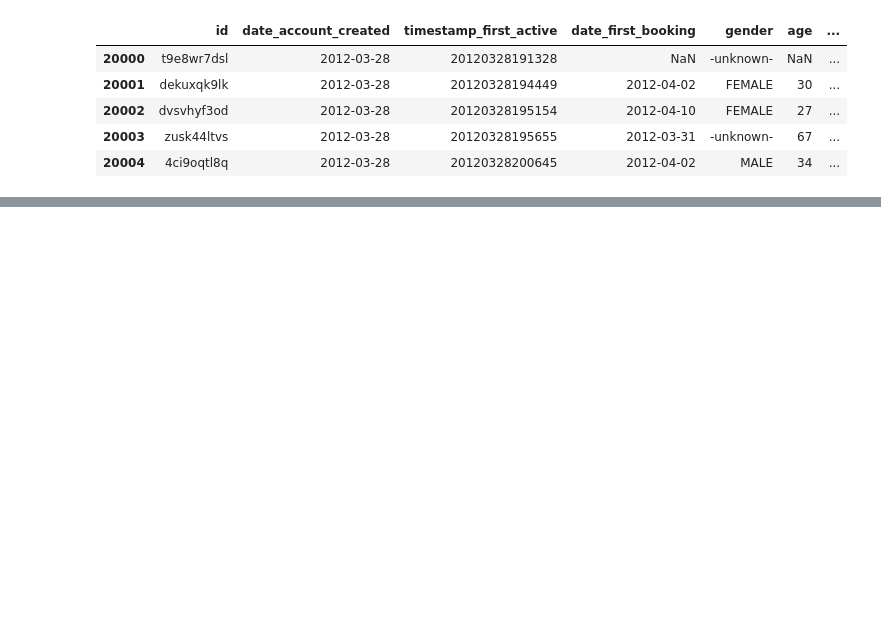
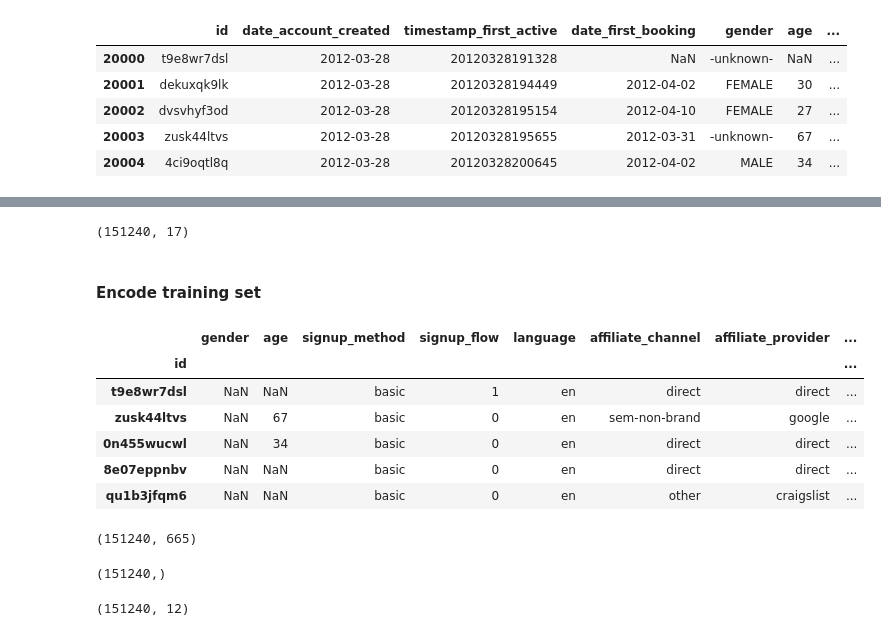
Before and after one commit to bshurick/ischool, a Jupyter notebook: Extras/Kaggle/AirBnB/airbnb.ipynb, the cells around one changed output, grey strips where cells are left out. Drawn from its saved outputs; the diff is of its cells as text; code cells hidden in the pictures; blank space fills up the shorter version.

```diff
--- a/Extras/Kaggle/AirBnB/airbnb.ipynb
+++ b/Extras/Kaggle/AirBnB/airbnb.ipynb
@@ -272,0 +339,2 @@ train_set.loc[train_set['days_before_booking']<pd.Timedelta(0)\
+# %%
+age_buckets.index = pd.Series([ str(i[0])+'-'+i[1]+'-'+i[2] for i in age_buckets.index])
@@ -273,2 +354,2 @@ train_set.loc[train_set['days_before_booking']<pd.Timedelta(0)\
 # %%
-train_set = train_set.fillna('missing')
+train_set = train_set.drop_duplicates(['id'])
@@ -278,0 +356,45 @@ t = mcl2.fit_transform(train_set)
+# %%
+train_set['population_estimate'] = 0
+for c in set(countries['country_destination']):
+    try:
+        train_set.loc[:,'population_estimate'] = \
+            train_set.loc[:,'population_estimate']\
+            +np.nansum(train_set.loc[:,'population_in_thousands'+c]\
+                       ,axis=1)
+    except KeyError:
+        pass
+# %%
+cols = [
+ 'gender',
+ 'age',
+ 'signup_method',
+ 'signup_flow',
+ 'language',
+ 'affiliate_channel',
+ 'affiliate_provider',
+ 'first_affiliate_tracked',
+ 'signup_app',
+ 'first_device_type',
+ 'first_browser',
+ 'year_created' ,
+ 'month_created' ,
+ 'year_first_booking' ,
+ 'month_first_booking' ,
+ 'days_to_first_booking',
+ 'population_estimate'
+]
+print(train_set[cols].shape)
+# %% [output]
+(151240, 17)
+# %% [markdown]
+#### Encode training set
+# %%
+train_set[cols].head()
+# %% [output]
+|  | gender | age | signup_method | signup_flow | language | affiliate_channel | affiliate_provider | ... |
+| id |  |  |  |  |  |  |  | ... |
+| t9e8wr7dsl | NaN | NaN | basic | 1 | en | direct | direct | ... |
+| zusk44ltvs | NaN | 67 | basic | 0 | en | sem-non-brand | google | ... |
+| 0n455wucwl | NaN | 34 | basic | 0 | en | direct | direct | ... |
+| 8e07eppnbv | NaN | NaN | basic | 0 | en | direct | direct | ... |
+| qu1b3jfqm6 | NaN | NaN | basic | 0 | en | other | craigslist | ... |
@@ -278,0 +408,9 @@ t = mcl2.fit_transform(train_set)
+# %%
+print(train_set_new[:,:].shape)
+# %% [output]
+(151240, 665)
+# %%
+train_target = train_set['country_destination'].fillna('unknown')
+print(train_target.shape)
+# %% [output]
+(151240,)
@@ -278,0 +420,4 @@ t = mcl2.fit_transform(train_set)
+# %%
+l.shape
+# %% [output]
+(151240, 12)
```
Also changed, not shown: parts of 23 cells of this notebook.
